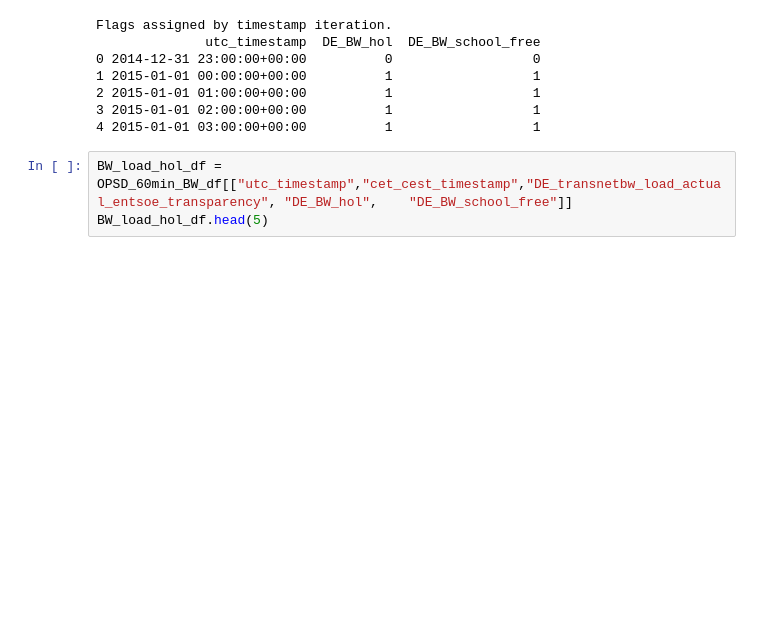
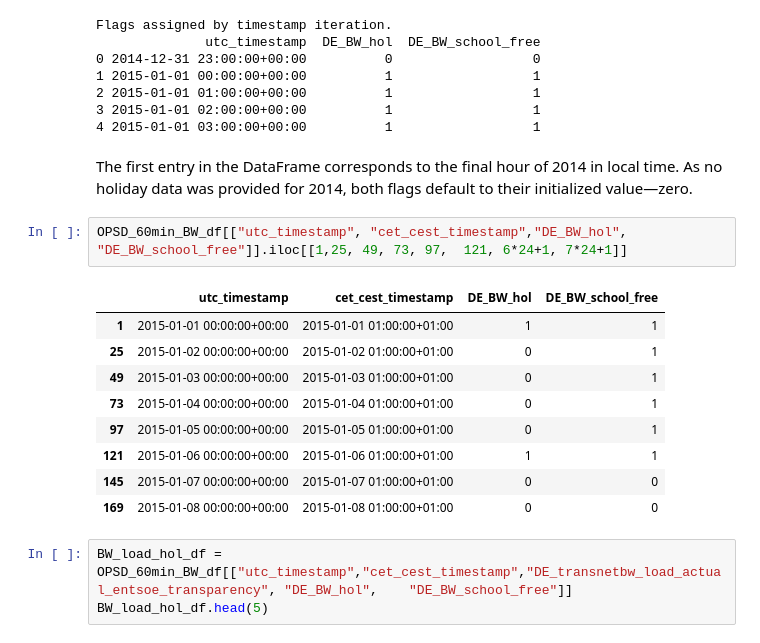
Before and after one commit to F-Skorz/electricity-demand-project, a Jupyter notebook: notebooks/04_EngineerHolidaynessFeature.ipynb, the cells around one changed output. Drawn from its saved outputs; the diff is of its cells as text; blank space fills up the shorter version.

```diff
--- a/notebooks/04_EngineerHolidaynessFeature.ipynb
+++ b/notebooks/04_EngineerHolidaynessFeature.ipynb
@@ -111,6 +111,20 @@ Flags assigned by timestamp iteration.
 2 2015-01-01 01:00:00+00:00          1                  1
 3 2015-01-01 02:00:00+00:00          1                  1
 4 2015-01-01 03:00:00+00:00          1                  1
+# %% [markdown]
+The first entry in the DataFrame corresponds to the final hour of 2014 in local time. As no holiday data was provided for 2014, both flags default to their initialized value—zero.
+# %%
+OPSD_60min_BW_df[["utc_timestamp", "cet_cest_timestamp","DE_BW_hol", "DE_BW_school_free"]].iloc[[1,25, 49, 73, 97,  121, 6*24+1, 7*24+1]]
+# %% [output]
+|  | utc_timestamp | cet_cest_timestamp | DE_BW_hol | DE_BW_school_free |
+| 1 | 2015-01-01 00:00:00+00:00 | 2015-01-01 01:00:00+01:00 | 1 | 1 |
+| 25 | 2015-01-02 00:00:00+00:00 | 2015-01-02 01:00:00+01:00 | 0 | 1 |
+| 49 | 2015-01-03 00:00:00+00:00 | 2015-01-03 01:00:00+01:00 | 0 | 1 |
+| 73 | 2015-01-04 00:00:00+00:00 | 2015-01-04 01:00:00+01:00 | 0 | 1 |
+| 97 | 2015-01-05 00:00:00+00:00 | 2015-01-05 01:00:00+01:00 | 0 | 1 |
+| 121 | 2015-01-06 00:00:00+00:00 | 2015-01-06 01:00:00+01:00 | 1 | 1 |
+| 145 | 2015-01-07 00:00:00+00:00 | 2015-01-07 01:00:00+01:00 | 0 | 0 |
+| 169 | 2015-01-08 00:00:00+00:00 | 2015-01-08 01:00:00+01:00 | 0 | 0 |
 # %%
 BW_load_hol_df = OPSD_60min_BW_df[["utc_timestamp","cet_cest_timestamp","DE_transnetbw_load_actual_entsoe_transparency", "DE_BW_hol",	"DE_BW_school_free"]]
 BW_load_hol_df.head(5)
```
Also changed, not shown: parts of 9 cells of this notebook.
